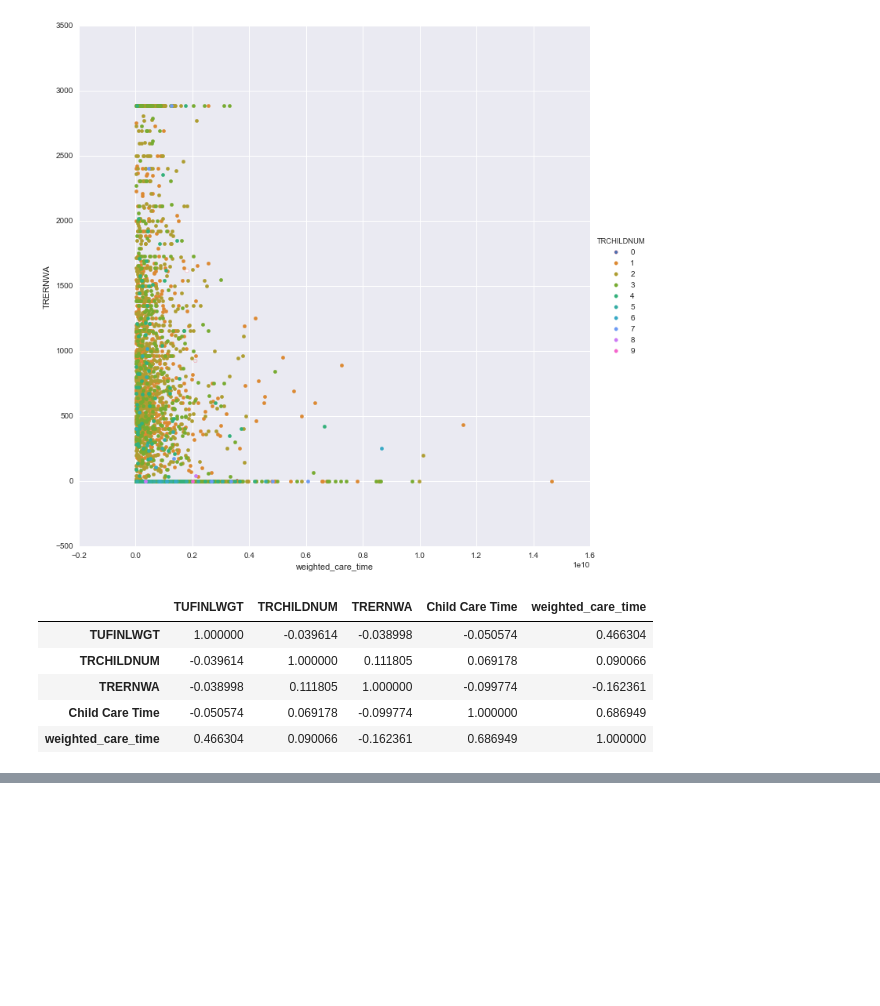
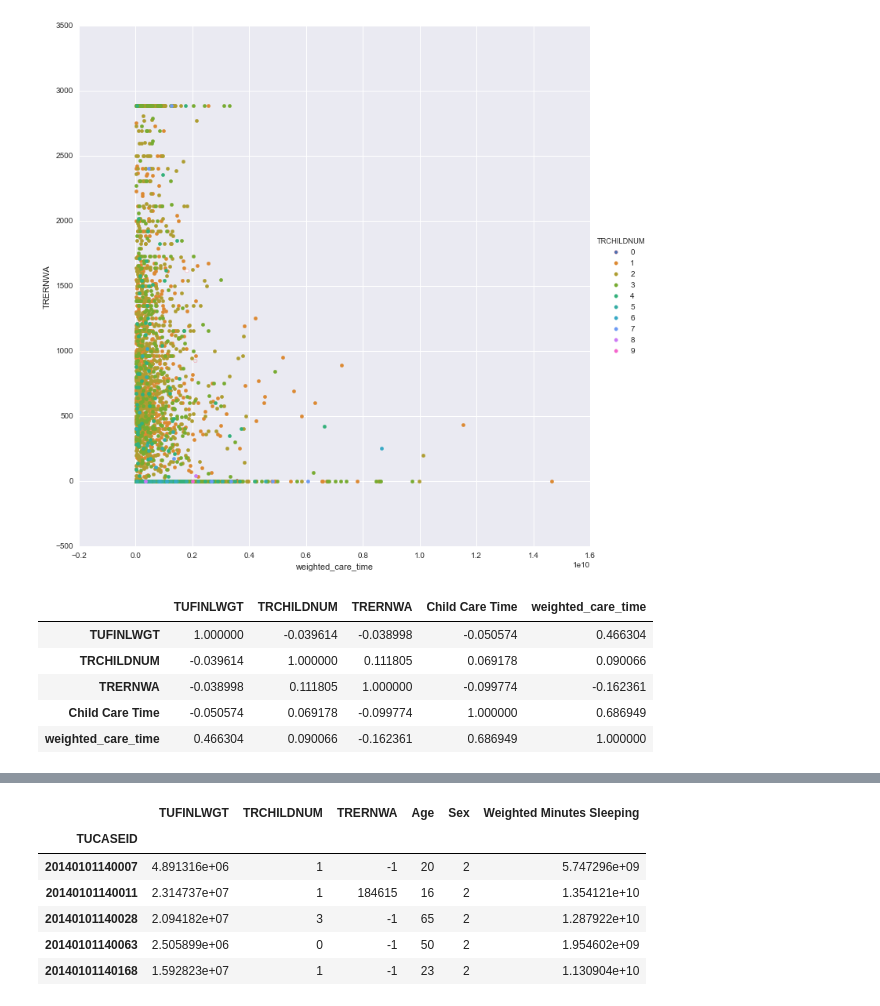
Before and after one commit to gcrowder/atus-analysis, a Jupyter notebook: wasting_time.ipynb, the cells around one changed output, grey strips where cells are left out. Drawn from its saved outputs; the diff is of its cells as text; code cells hidden in the pictures; blank space fills up the shorter version.

```diff
--- a/wasting_time.ipynb
+++ b/wasting_time.ipynb
@@ -202,0 +199,16 @@ sleep['codes'] = [str(row.TUTIER1CODE) + str(row.TUTIER2CODE) + str(row.TUTIER3C
+# %%
+sleep = activity[['TUCASEID', 'TUACTIVITY_N', 'TUACTDUR24']].copy()
+sleep['codes'] = [str(row.TUTIER1CODE) + str(row.TUTIER2CODE) + str(row.TUTIER3CODE) for row in activity.itertuples()]
+sleep_by_ID = sleep.groupby(['TUCASEID'])
+
+minutes_sleeping = {}
+for name, group in sleep_by_ID:
+    for row in group.itertuples():
+        if row.codes[:3] in ['111', '113']:
+            if name in minutes_sleeping:
+                minutes_sleeping[name] = minutes_sleeping[name] + row.TUACTDUR24
+            else:
+                minutes_sleeping[name] = row.TUACTDUR24
+sleeping_time = pd.Series(minutes_sleeping, name='Minutes Sleeping')
+sleep_weight = respondent[['TUCASEID', 'TUFINLWGT', 'TRCHILDNUM', 'TRERNWA']].copy()
+age_sex = pd.DataFrame.from_records([(row.TUCASEID, row.TEAGE, row.TESEX) for row in roster.itertuples() if row.TULINENO == 1], columns=['TUCASEID', 'Age', 'Sex'])
@@ -202,0 +242,4 @@ sleep['codes'] = [str(row.TUTIER1CODE) + str(row.TUTIER2CODE) + str(row.TUTIER3C
+# %%
+sleep_weight.set_index(sleep_weight.pop('TUCASEID'), inplace=True)
+age_sex.set_index(age_sex.pop('TUCASEID'), inplace=True)
+weighted_sleep = sleep_weight.join([age_sex, sleeping_time])
@@ -202,0 +260,12 @@ sleep['codes'] = [str(row.TUTIER1CODE) + str(row.TUTIER2CODE) + str(row.TUTIER3C
+# %%
+weighted_sleep['Weighted Minutes Sleeping'] = weighted_sleep['TUFINLWGT'] * weighted_sleep.pop['Minutes Sleeping']
+# %%
+weighted_sleep.head()
+# %% [output]
+|  | TUFINLWGT | TRCHILDNUM | TRERNWA | Age | Sex | Weighted Minutes Sleeping |
+| TUCASEID |  |  |  |  |  |  |
+| 20140101140007 | 4.891316e+06 | 1 | -1 | 20 | 2 | 5.747296e+09 |
+| 20140101140011 | 2.314737e+07 | 1 | 184615 | 16 | 2 | 1.354121e+10 |
+| 20140101140028 | 2.094182e+07 | 3 | -1 | 65 | 2 | 1.287922e+10 |
+| 20140101140063 | 2.505899e+06 | 0 | -1 | 50 | 2 | 1.954602e+09 |
+| 20140101140168 | 1.592823e+07 | 1 | -1 | 23 | 2 | 1.130904e+10 |
```
Also changed, not shown: parts of 6 cells of this notebook.
